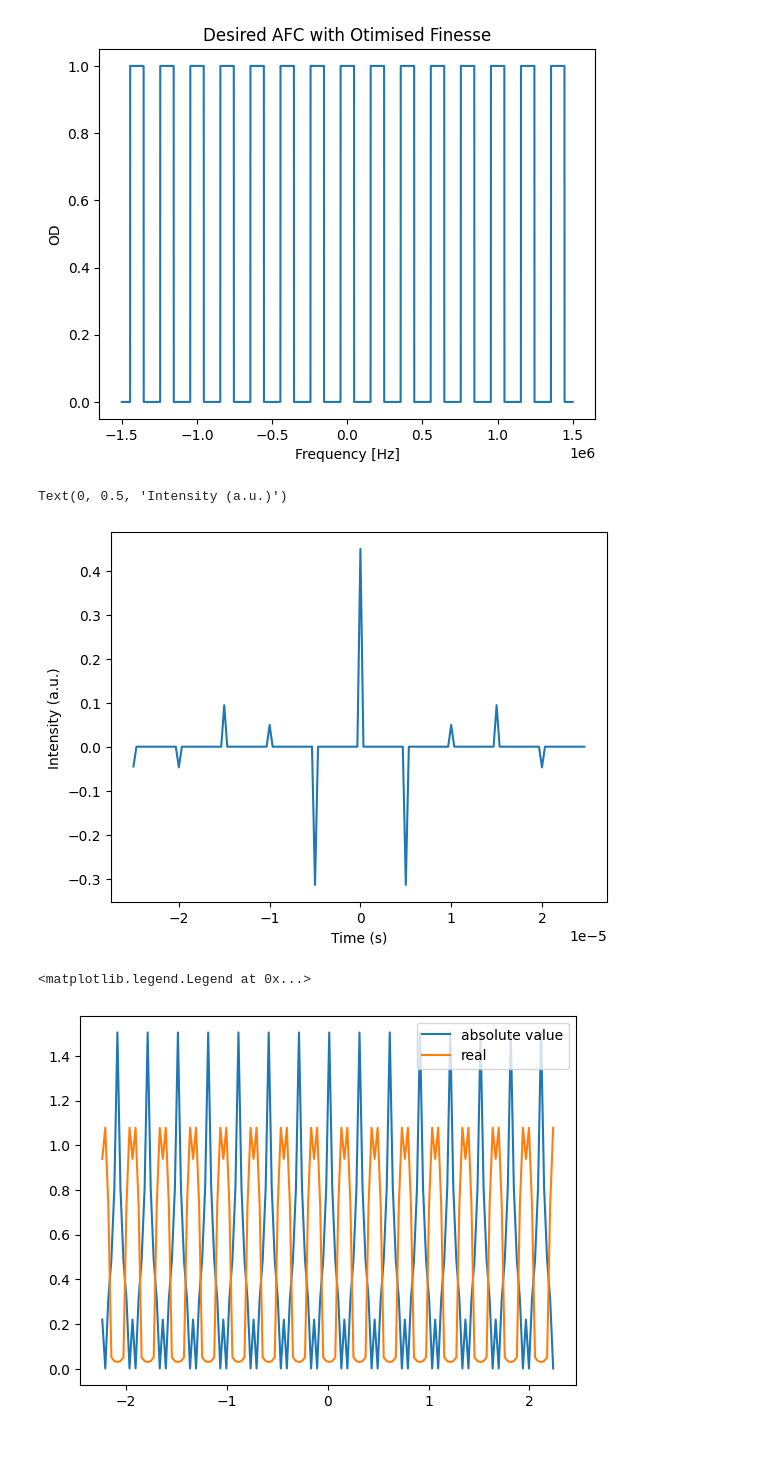
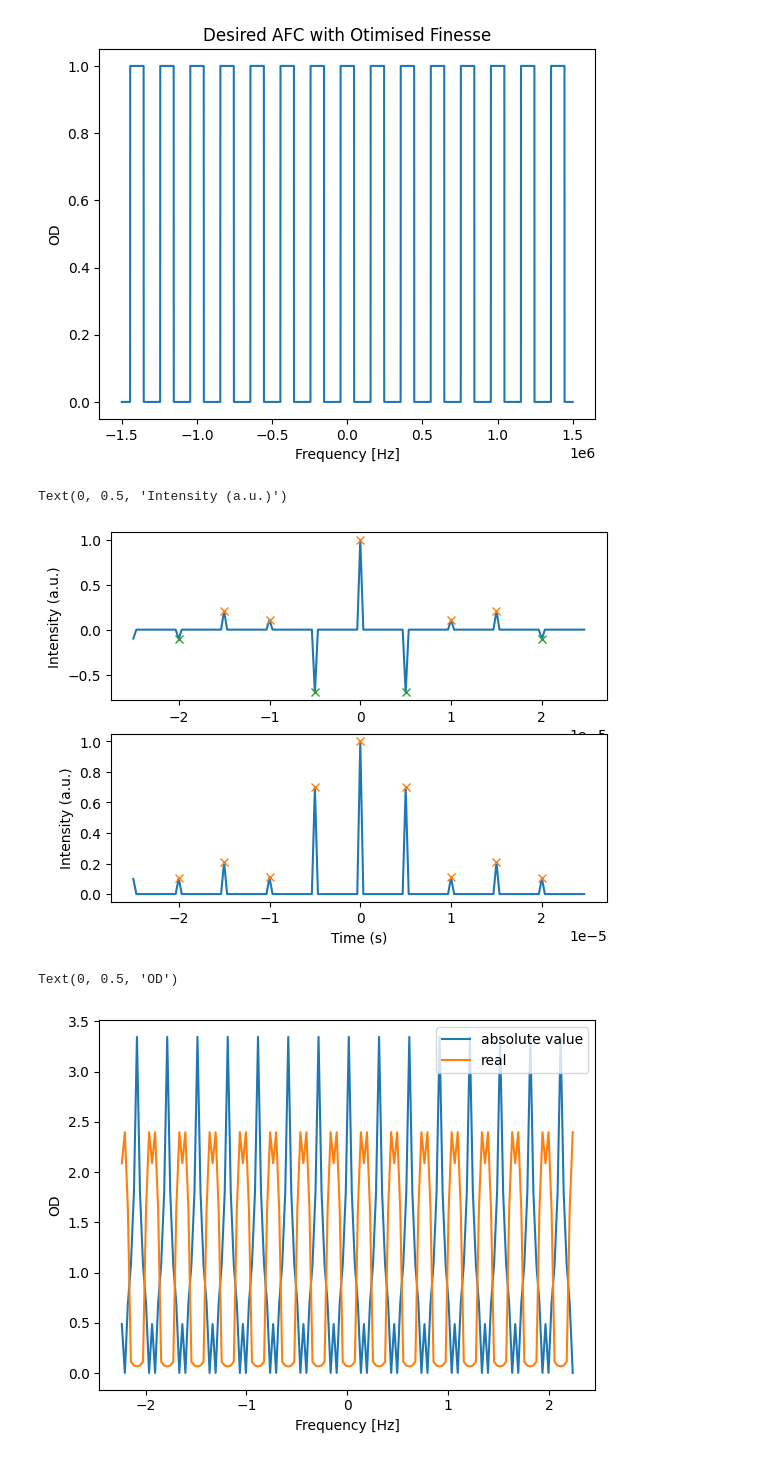
Before and after one commit to JUOM2016/Optimal-AFC-Preperation, a Jupyter notebook: optimal_afc_shape.ipynb, the cells around one changed output. Cells and saved outputs as stored; diff of their text form; code cells hidden in the pictures.

```diff
--- a/optimal_afc_shape.ipynb
+++ b/optimal_afc_shape.ipynb
@@ -14,7 +14,7 @@ Delta = 1/tau # AFC tooth seperation
 F_opt = np.pi/(np.arctan((2*np.pi)/OD)) # Optimal finesse calculation
 gamma = Delta/F_opt
 
-samples = int(1e8)
+samples = int(1e5)
 f = 3E6 # absorption feature width
 freq = np.linspace(-f/2,f/2,samples)
 
@@ -38,28 +38,43 @@ train_width = 50e-6    # width of pulse train
 
 idx_train = np.where((time >= -train_width/2) & (time < train_width/2))
 
-plt.figure()
+peaks_abs,_ = find_peaks(np.abs(AFC_train[idx_train]), height = 0.01)
+peaks,_ = find_peaks(np.real(AFC_train[idx_train]), height = 0.01)
+valleys,_ = find_peaks(-np.real(AFC_train[idx_train]), height = 0.01)
 
-plt.plot(time[idx_train],np.real(AFC_train[idx_train]))
+Normal_peaks = 1/max(np.abs(AFC_train[idx_train][peaks_abs]))
+
+plt.subplot(2,1,1)
+plt.plot(time[idx_train],Normal_peaks*np.real(AFC_train[idx_train]))
+plt.plot(time[idx_train][peaks],Normal_peaks*np.real(AFC_train[idx_train][peaks]),'x')
+plt.plot(time[idx_train][valleys],Normal_peaks*np.real(AFC_train[idx_train][valleys]),'x')
+
+plt.ylabel('Intensity (a.u.)')
+
+plt.subplot(2,1,2)
+plt.plot(time[idx_train],Normal_peaks*np.abs(AFC_train[idx_train]))
+plt.plot(time[idx_train][peaks_abs],Normal_peaks*np.abs(AFC_train[idx_train][peaks_abs]),'x')
 
 plt.xlabel('Time (s)')
 plt.ylabel('Intensity (a.u.)')
 # %% [output]
 Text(0, 0.5, 'Intensity (a.u.)')
-[figure, old version]
+[figure, new version]
 # %%
 # AFC from Pulse Train
 
-AFC_2 = fftshift(fft(np.real(AFC_train[idx_train])))
+AFC_2 = fftshift(fft(Normal_peaks*np.real(AFC_train[idx_train])))
 AFC_2_real_pos = fftshift
-AFC_2_combined = fftshift(fft(np.abs(AFC_train[idx_train])))
+AFC_2_combined = fftshift(fft(Normal_peaks*np.abs(AFC_train[idx_train])))
 
 plt.figure()
 
 plt.plot(freq[idx_train],np.abs(AFC_2_combined))
 plt.plot(freq[idx_train],np.abs(AFC_2))
 
 plt.legend(['absolute value','real'])
+plt.xlabel('Frequency [Hz]')
+plt.ylabel('OD')
 # %% [output]
-<matplotlib.legend.Legend at 0x...>
+Text(0, 0.5, 'OD')
-[figure, old version]
+[figure, new version]
```
Also changed, not shown: parts of 1 cell of this notebook.
